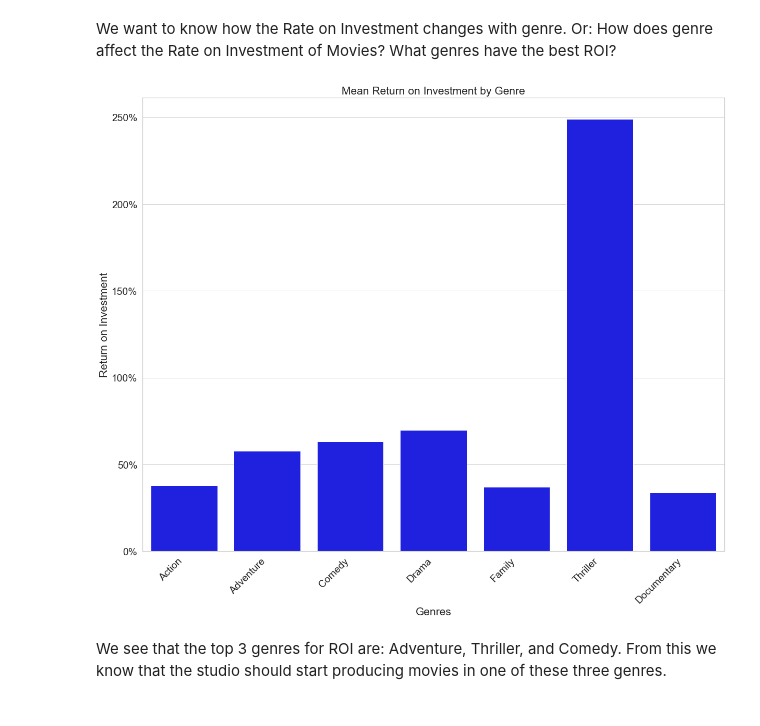
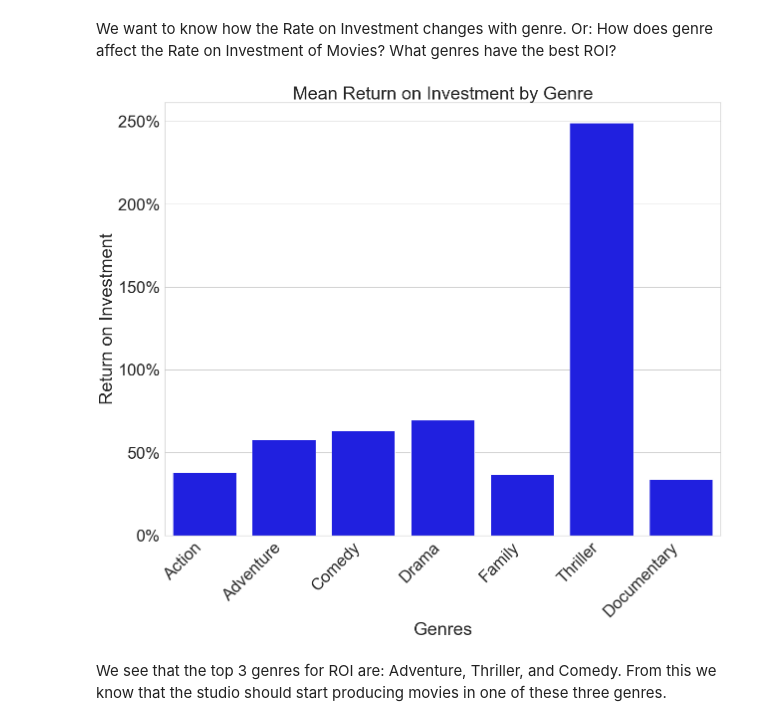
Before and after one commit to danvalen1/Film-Industry-Analysis, a Jupyter notebook: mak.ipynb, the cells around one changed output. Drawn from its saved outputs; the diff is of its cells as text; code cells hidden in the pictures.

Commit message:
changes to final graph

```diff
--- a/mak.ipynb
+++ b/mak.ipynb
@@ -490,20 +490,20 @@ SyntaxError: can't assign to operator (<ipython-input-44-af33acebb6b6>, line 4)
 We want to know how the Rate on Investment changes with genre. Or: How does genre affect the Rate on Investment of Movies? What genres have the best ROI?
 # %%
 
-sns.set(font_scale = 1.75, style= 'whitegrid')
+sns.set(font_scale = 3, style= 'whitegrid')
 x1 = ['Action', 'Adventure', 'Comedy', 'Drama', 'Family', 'Thriller', 'Documentary']
 y1 = []
 for genre in genres:
 #     x1.append(genre['name'])
     y1.append(genre['ROI'].mean())
 fig = plt.figure(figsize=(20, 16))
 ax = sns.barplot(x = x1, y = y1, color = 'blue')
 ax.set(title = 'Mean Return on Investment by Genre', xlabel = 'Genres', ylabel = 'Return on Investment')
 ax.set_xticklabels(ax.get_xticklabels(), rotation = 45, horizontalalignment = 'right')
 ax.yaxis.set_major_formatter(mtick.PercentFormatter())
-#fig.savefig('Average_Return_on_Investment_by_Genre.png');
+#fig.savefig('Average_Return_on_Investment_by_Genre.png', bbox_inches = 'tight');
 # %% [output]
-[figure, old version]
+[figure, new version]
 # %% [markdown]
 We see that the top 3 genres for ROI are: Adventure, Thriller, and Comedy. From this we know that the studio should start producing movies in one of these three genres.
 # %% [markdown]
```
Also changed, not shown: parts of 6 cells of this notebook, 4 other files.
